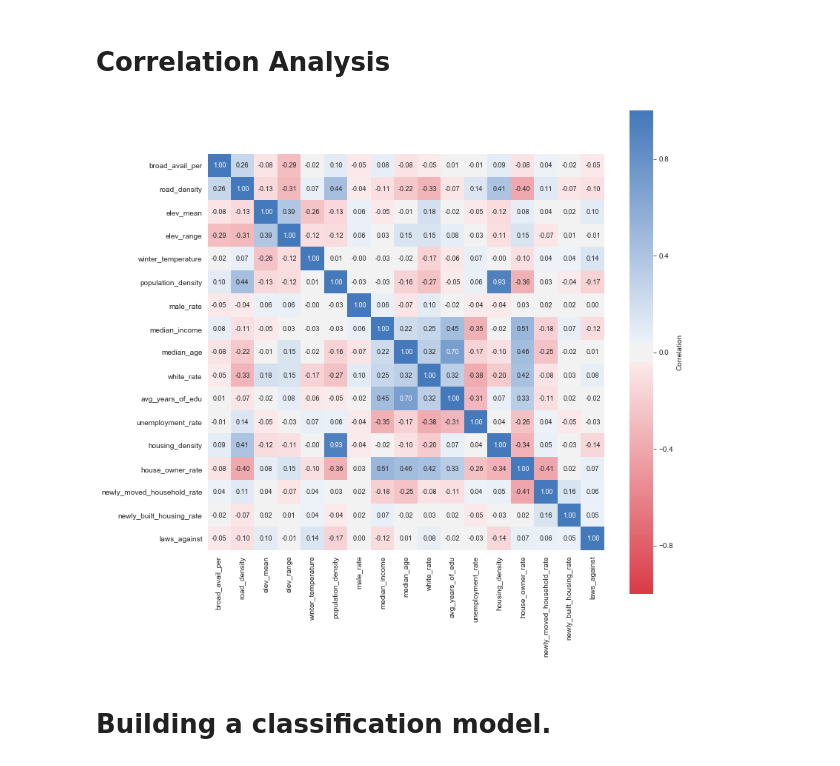
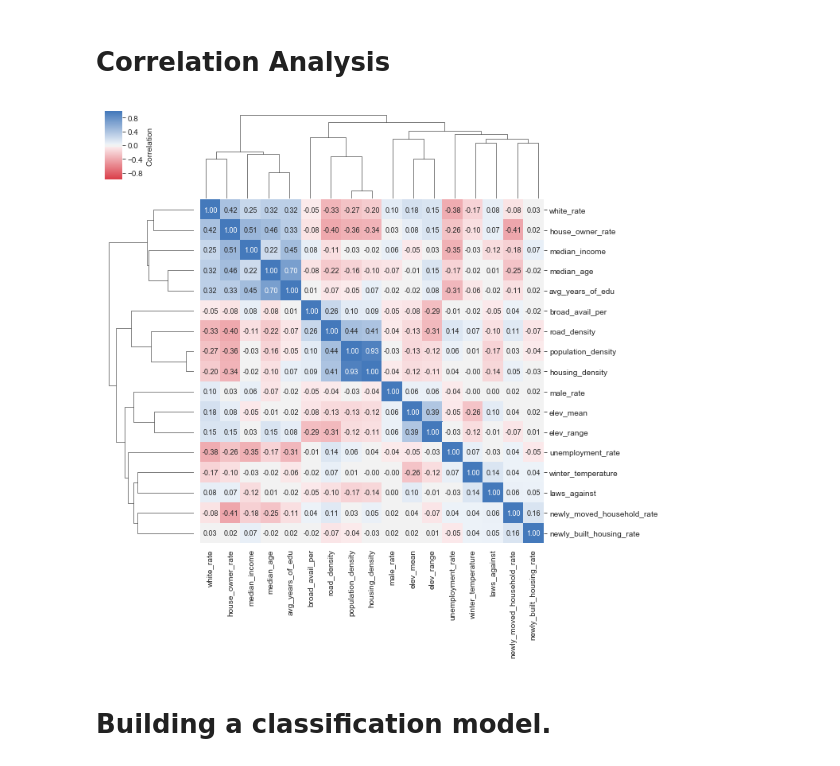
Before and after one commit to fccdsicapstone/data-exploration, a Jupyter notebook: broadband_availability_prediction.ipynb, the cells around one changed output. Drawn from its saved outputs; the diff is of its cells as text; code cells hidden in the pictures.

```diff
--- a/broadband_availability_prediction.ipynb
+++ b/broadband_availability_prediction.ipynb
@@ -153,14 +153,13 @@ block_group without full coverage 25.366138791769046
 # Correlation Analysis
 # %%
 corr = data.corr()
+sns.clustermap(corr, cmap=sns.diverging_palette(10, 250, as_cmap=True), square=True,
+            vmin=-1.0, vmax=1.0, annot=True, fmt='.2f', annot_kws={'size': 9},
+            cbar_kws={'label': 'Correlation'})
 
-fig, ax = plt.subplots(figsize=(12, 12))
-sns.heatmap(corr, cmap=sns.diverging_palette(10, 250, as_cmap=True), square=True,
-            vmin=-1.0, vmax=1.0, annot=True, fmt='.2f', annot_kws={'size': 9},
-            cbar_kws={'label': 'Correlation'}, ax=ax)
 plt.show()
 # %% [output]
-[figure, old version]
+[figure, new version]
 # %% [markdown]
 # Building a classification model.
 # %%
```
Also changed, not shown: parts of 9 cells of this notebook.
